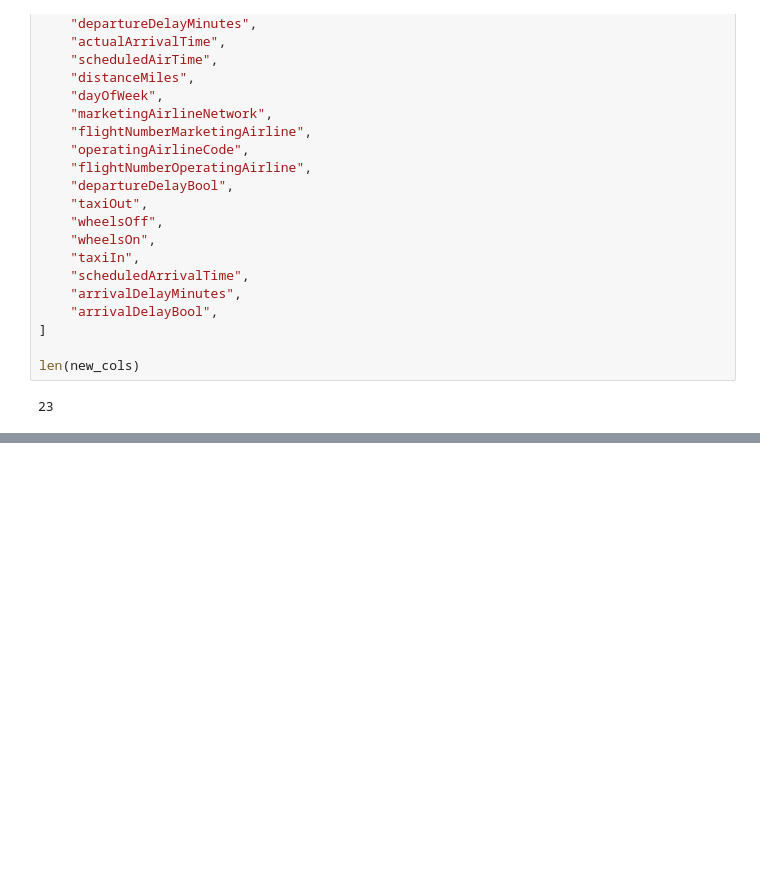
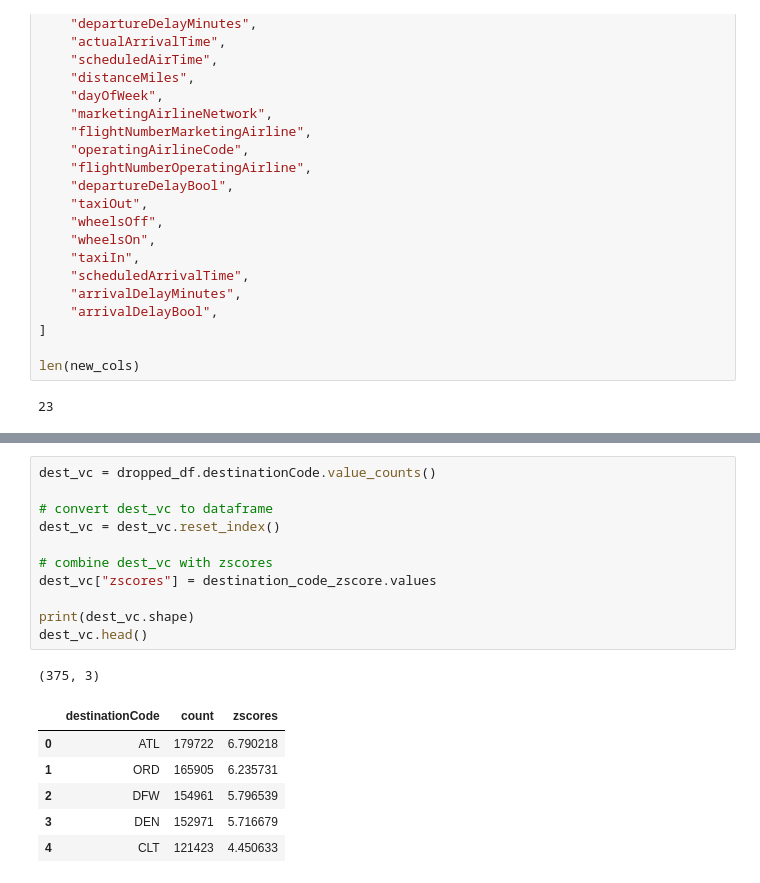
Before and after one commit to dbchristenson/timely-takeoff-model, a Jupyter notebook: src/intake_test.ipynb, the cells around one changed output, grey strips where cells are left out. Saved outputs shown, nothing was run; the diff lists cells and outputs as text; blank space fills up the shorter version.

```diff
--- a/src/intake_test.ipynb
+++ b/src/intake_test.ipynb
@@ -220,0 +270,19 @@ cleaned_full_data[["flightDate", "scheduledArrivalTime"]].sample().head(1)
+# %%
+dest_vc = dropped_df.destinationCode.value_counts()
+
+# convert dest_vc to dataframe
+dest_vc = dest_vc.reset_index()
+
+# combine dest_vc with zscores
+dest_vc["zscores"] = destination_code_zscore.values
+
+print(dest_vc.shape)
+dest_vc.head()
+# %% [output]
+(375, 3)
+|  | destinationCode | count | zscores |
+| 0 | ATL | 179722 | 6.790218 |
+| 1 | ORD | 165905 | 6.235731 |
+| 2 | DFW | 154961 | 5.796539 |
+| 3 | DEN | 152971 | 5.716679 |
+| 4 | CLT | 121423 | 4.450633 |
```
Also changed, not shown: parts of 12 cells of this notebook, 4 other files.
